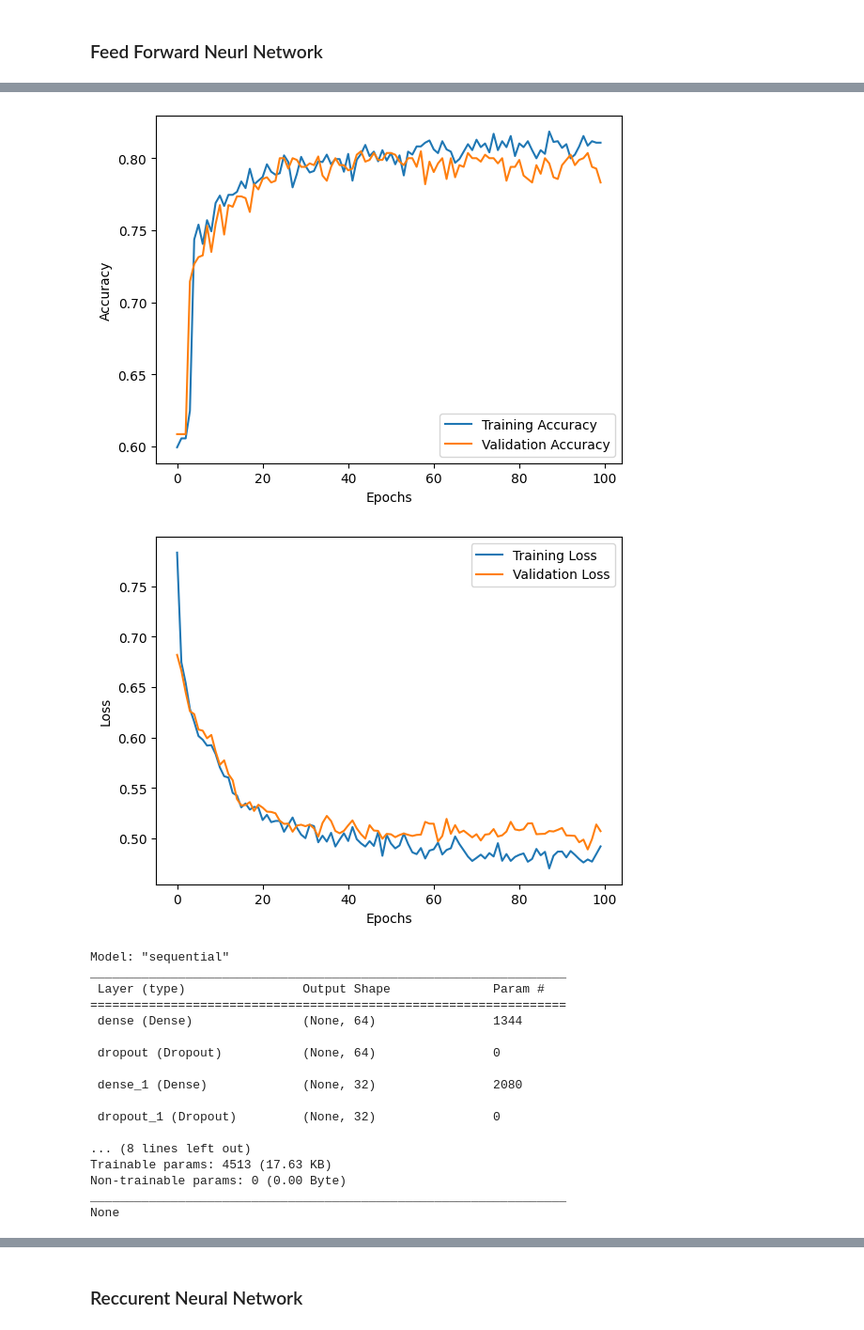
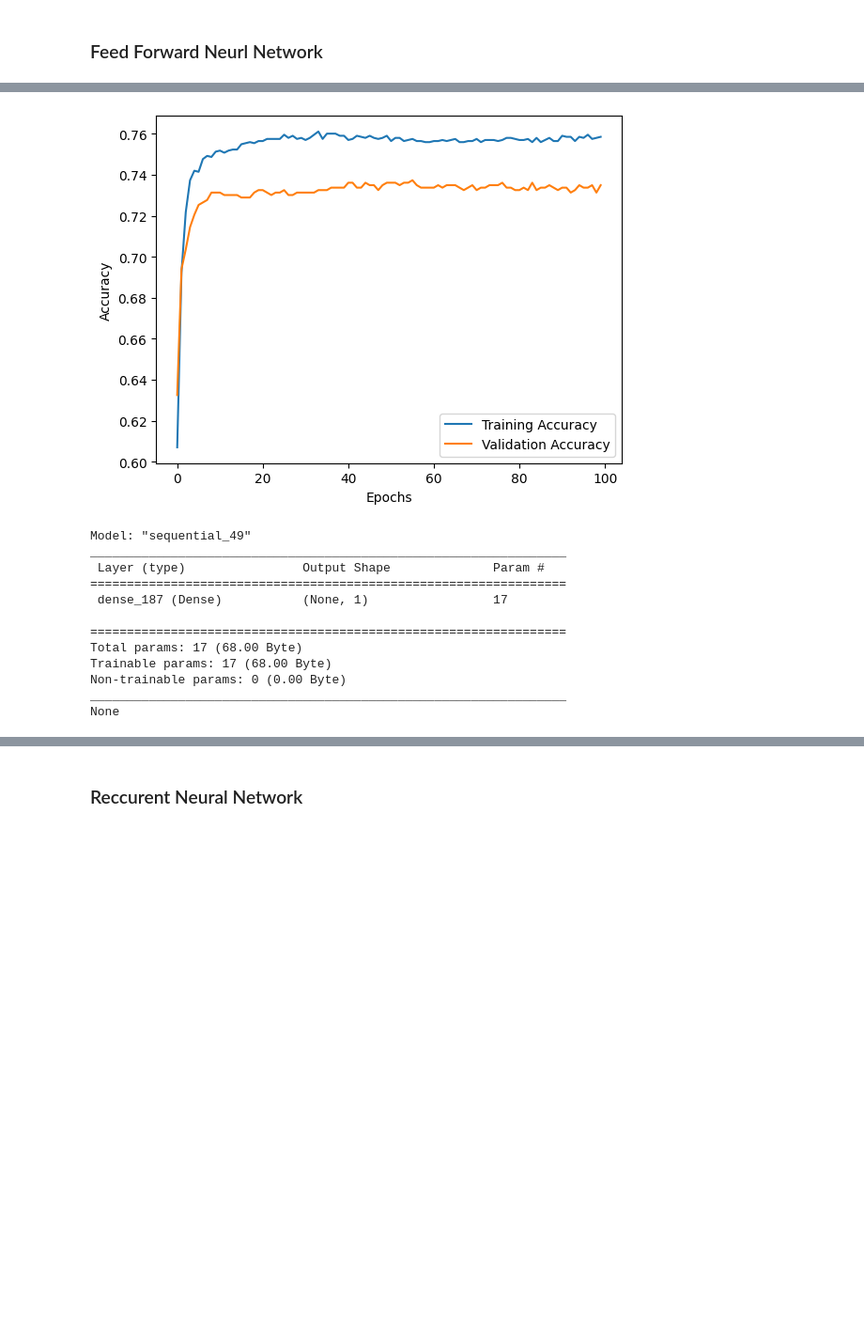
Before and after one commit to trnqbao/machine-learning-final-project, a Jupyter notebook: Ex2.ipynb, the cells around one changed output, grey strips where cells are left out. Shown at 94% size. Saved outputs shown, nothing was run; the diff lists cells and outputs as text; code cells hidden in the pictures; blank space fills up the shorter version.

```diff
--- a/Ex2.ipynb
+++ b/Ex2.ipynb
@@ -137,6 +189,6 @@ array([3, 1, 2])
 # %%
 # Có 3 features thuộc dạng categorical nên cần phải chuyển đổi
 
-df_dummies = pd.get_dummies(df, columns=['JoiningYear', 'Education', 'City', 'PaymentTier'])
+df_dummies = pd.get_dummies(df, columns=['JoiningYear', 'Education', 'City', 'PaymentTier', 'EverBenched', 'Gender'])
 df_dummies
 # %% [output]
@@ -180,7 +232,7 @@ name = list(df_dummies.columns)
 type = df_dummies.dtypes
 
 for i in range(len(type)):
-    if type[i] == 'object' or type[i] == 'bool':
+    if type[i] == 'object':
         le.fit_transform(df_dummies[name[i]])
         df_dummies[name[i]] = le.transform(df_dummies[name[i]])
 
@@ -729,21 +767,14 @@ visualize_metrics(metrics=metrics)
 ### Feed Forward Neurl Network
 # %%
 model_FFNW = tf.keras.Sequential([
-    tf.keras.layers.Dense(64, kernel_initializer='uniform', activation='relu', kernel_regularizer=regularizers.L1L2(0.01)),
-    tf.keras.layers.Dropout(0.25),
-    tf.keras.layers.Dense(32, kernel_initializer='uniform', activation='relu'),
-    tf.keras.layers.Dropout(0.25),
-    tf.keras.layers.Dense(32, kernel_initializer='uniform', activation='relu'),
-    tf.keras.layers.Dropout(0.25),
-    tf.keras.layers.Dense(1, kernel_initializer='uniform', activation='sigmoid')
+    tf.keras.layers.Dense(1, kernel_initializer='uniform', activation='sigmoid'),
 ])
 
 model_FFNW.compile(loss="binary_crossentropy", metrics='accuracy', optimizer='adam')
 
-history_FFNW = model_FFNW.fit(X_train, y_train, epochs=100, validation_data=(X_test, y_test))
+history_FFNW_before = model_FFNW.fit(X_train, y_train, epochs=100, validation_data=(X_test, y_test))
 
 plot_accuracy_history(history_FFNW)
-plot_loss_history(history_FFNW)
 
 print(model_FFNW.summary())
 # %% [output]
@@ -767,19 +798,13 @@ Epoch 100/100
-[figure, old version]
+[figure, new version]
-[figure, removed]
-Model: "sequential"
+Model: "sequential_49"
 _________________________________________________________________
  Layer (type)                Output Shape              Param #
 =================================================================
- dense (Dense)               (None, 64)                1344
+ dense_187 (Dense)           (None, 1)                 17
 
- dropout (Dropout)           (None, 64)                0
-
- dense_1 (Dense)             (None, 32)                2080
-
- dropout_1 (Dropout)         (None, 32)                0
-
-... (8 lines left out)
-Trainable params: 4513 (17.63 KB)
+=================================================================
+Total params: 17 (68.00 Byte)
+Trainable params: 17 (68.00 Byte)
 Non-trainable params: 0 (0.00 Byte)
 _________________________________________________________________
 None
```
Also changed, not shown: parts of 46 cells of this notebook.
